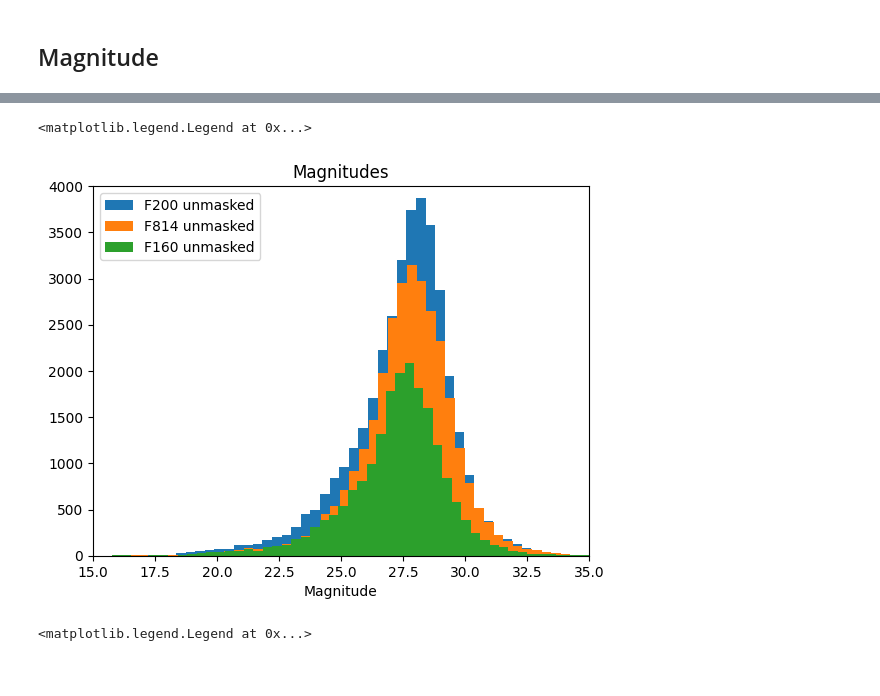
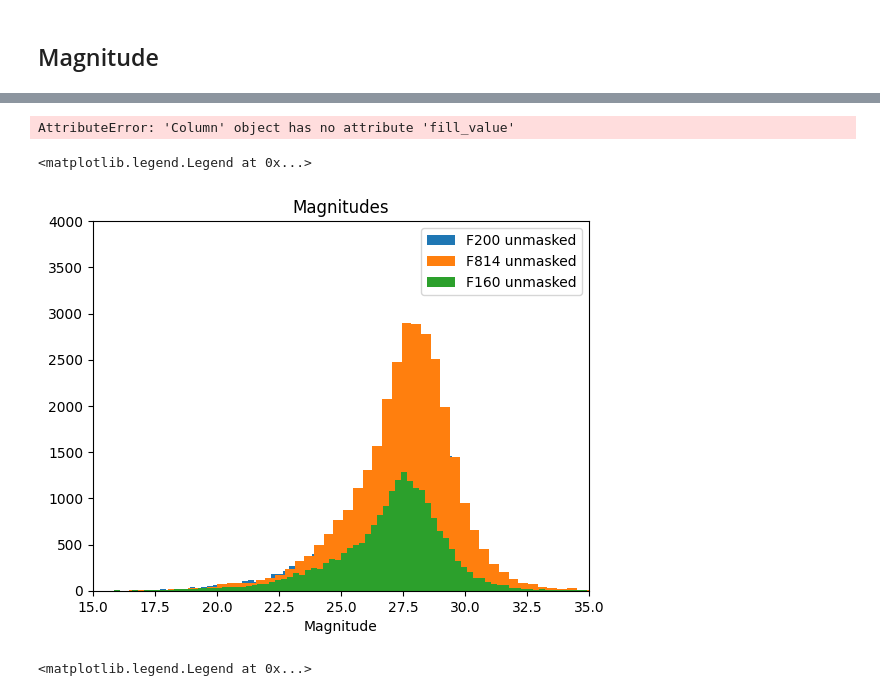
Before and after one commit to mayamerch/block-3-project, a Jupyter notebook: abell 2744.ipynb, the cells around one changed output, grey strips where cells are left out. Saved outputs shown, nothing was run; the diff lists cells and outputs as text; code cells hidden in the pictures.

```diff
--- a/abell 2744.ipynb
+++ b/abell 2744.ipynb
@@ -43,7 +43,7 @@ url_path = 'https://s3.amazonaws.com/grizli-v2/JwstMosaics/v7'
 
 NB: All photometry given in `fnu` flux densities with units of `microJansky` (AB zeropoint = 23.9).
 # %%
-phot = utils.read_catalog(f'{url_path}/{field}_phot.fits')
+phot = utils.read_catalog(f'{url_path}/{field}-fix_phot_apcorr.fits') # changed
 print(type(phot))
 phot.columns
 # %% [output]
@@ -280,9 +284,13 @@ Text(0.5, 1.0, 'JWST abell2744clu-grizli-v7.0')
 [figure]
 # %%
 #fig = eazy.utils.zphot_zspec(phot['mag_iso'], zout['z_phot'], zmax=8)
-mag_f200 = 23.9 - 2.5*np.log10(phot['f200w-clear_flux_aper_2']) # apparent magnitude using zero point of 23.9
-mag_f160 = 23.9 - 2.5*np.log10(phot['f160w_flux_aper_2'])
-mag_f814 = 23.9 - 2.5*np.log10(phot['f814w_flux_aper_2'])
+mag_f200 = 23.9 - 2.5*np.log10(phot['f200w_tot_1']) # apparent magnitude using zero point of 23.9
+mag_f150 = 23.9 - 2.5*np.log10(phot['f150w_tot_1']) # jwst
+mag_f160 = 23.9 - 2.5*np.log10(phot['f160w_tot_1'])
+mag_f814 = 23.9 - 2.5*np.log10(phot['f814w_tot_1'])
+
+# f160-f150 ~ 0
+# f200 not masked
 # %%
 np.mean(zout['z_phot'])
 # %% [output]
@@ -508,14 +519,18 @@ plt.hist(mag_f200, bins=100, label='F200 masked?')
+# %%
+mag_f200.fill_value
+# %% [output]
+AttributeError: 'Column' object has no attribute 'fill_value'
 # %%
-plt.hist(mag_f200_unmasked, bins=100, label='F200 unmasked')
-plt.hist(mag_f814_unmasked, bins=100, label='F814 unmasked')
-plt.hist(mag_f160_unmasked, bins=100, label='F160 unmasked')
+plt.hist(mag_f200, bins=100, label='F200 unmasked')
+plt.hist(mag_f814.filled(0), bins=100, label='F814 unmasked')
+plt.hist(mag_f160, bins=100, label='F160 unmasked')
 plt.xlim(15, 35); plt.ylim(0, 4000)
 plt.xlabel('Magnitude')
 plt.title('Magnitudes')
 plt.legend()
 # %% [output]
 <matplotlib.legend.Legend at 0x...>
-[figure, old version]
+[figure, new version]
 # %%
 # NO MAGNITUDE BINS:
 
```
Also changed, not shown: parts of 23 cells of this notebook.
